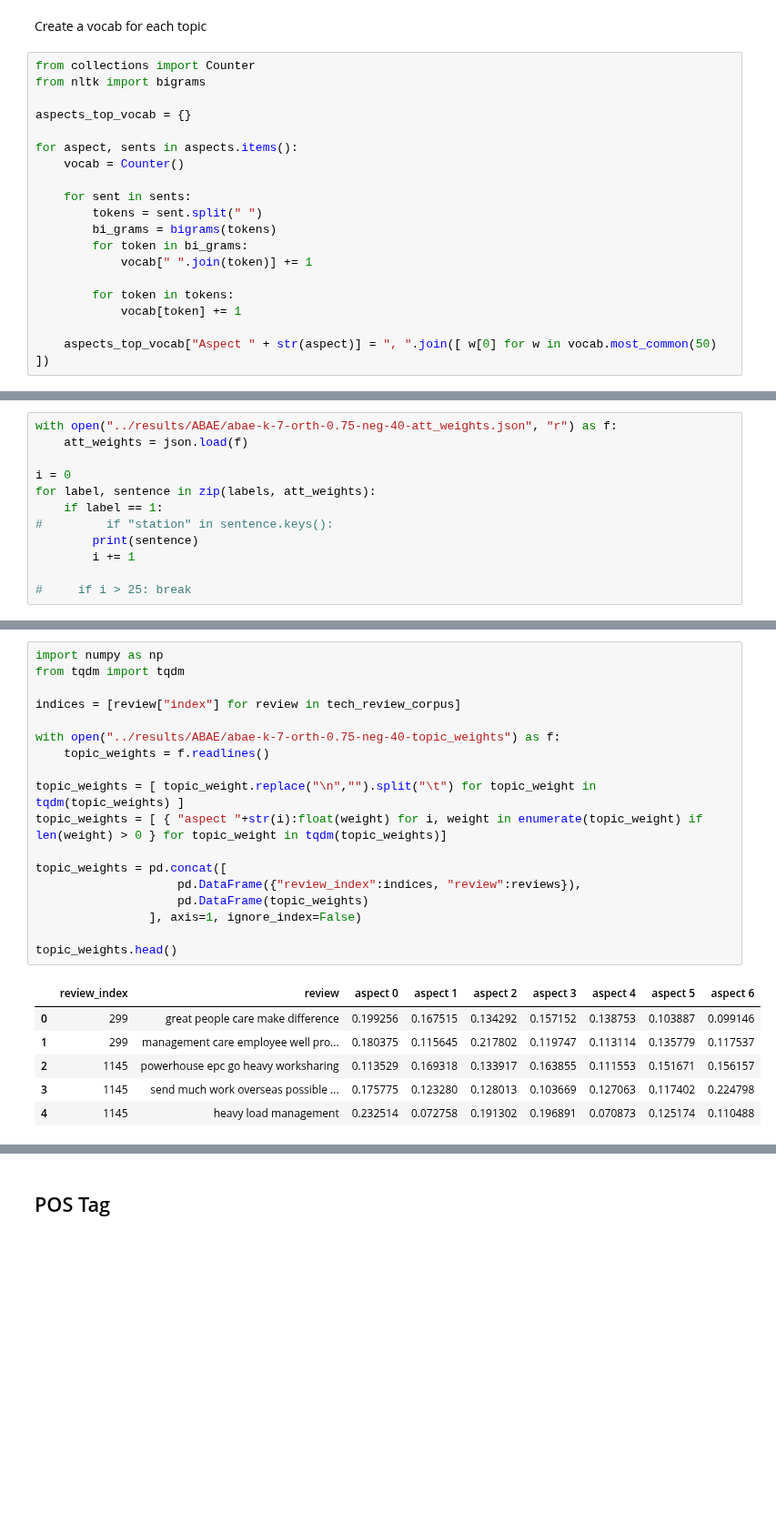
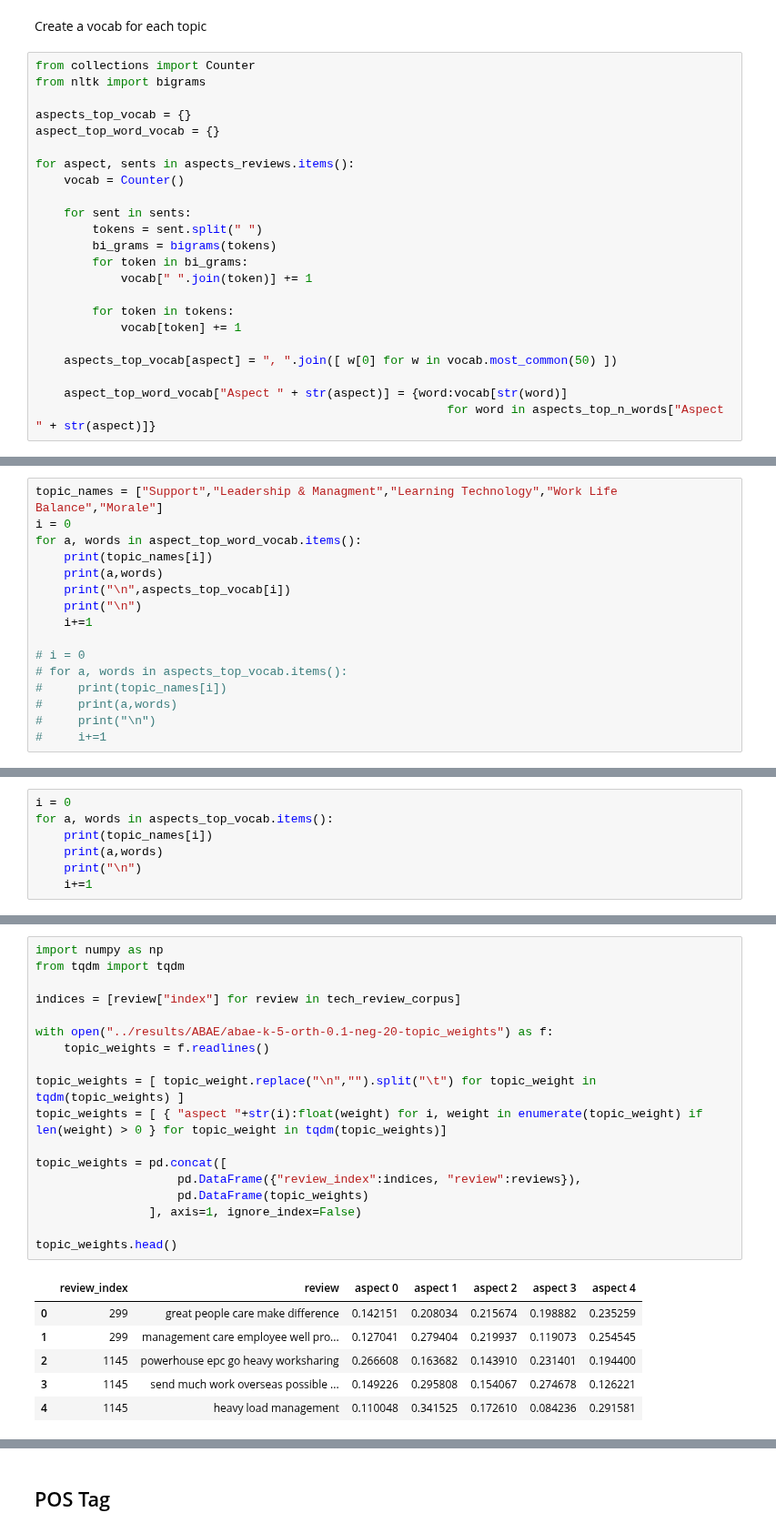
Before and after one commit to toadies/smu-ds-opinion-mining-co-reviews, a Jupyter notebook: notebooks/Section 5 - 3 - ABAE - Topic Evaluation.ipynb, the cells around one changed output, grey strips where cells are left out. Shown at 91% size. Saved outputs shown, nothing was run; the diff lists cells and outputs as text; blank space fills up the shorter version.

Commit message:
final abae result

```diff
--- a/notebooks/Section 5 - 3 - ABAE - Topic Evaluation.ipynb
+++ b/notebooks/Section 5 - 3 - ABAE - Topic Evaluation.ipynb
@@ -175,8 +216,9 @@ from collections import Counter
 from nltk import bigrams
 
 aspects_top_vocab = {}
+aspect_top_word_vocab = {}
 
-for aspect, sents in aspects.items():
+for aspect, sents in aspects_reviews.items():
     vocab = Counter()
 
     for sent in sents:
@@ -188,4 +230,7 @@ for aspect, sents in aspects.items():
         for token in tokens:
             vocab[token] += 1
 
-    aspects_top_vocab["Aspect " + str(aspect)] = ", ".join([ w[0] for w in vocab.most_common(50) ])
+    aspects_top_vocab[aspect] = ", ".join([ w[0] for w in vocab.most_common(50) ])
+
+    aspect_top_word_vocab["Aspect " + str(aspect)] = {word:vocab[str(word)]
+                                                          for word in aspects_top_n_words["Aspect " + str(aspect)]}
@@ -204,12 +236,0 @@ aspects_top_vocab
-# %%
-with open("../results/ABAE/abae-k-7-orth-0.75-neg-40-att_weights.json", "r") as f:
-    att_weights = json.load(f)
-
-i = 0
-for label, sentence in zip(labels, att_weights):
-    if label == 1:
-#         if "station" in sentence.keys():
-        print(sentence)
-        i += 1
-
-#     if i > 25: break
@@ -237,0 +237,16 @@ Let's try with only including predicted value > .5
+# %%
+topic_names = ["Support","Leadership & Managment","Learning Technology","Work Life Balance","Morale"]
+i = 0
+for a, words in aspect_top_word_vocab.items():
+    print(topic_names[i])
+    print(a,words)
+    print("\n",aspects_top_vocab[i])
+    print("\n")
+    i+=1
+
+# i = 0
+# for a, words in aspects_top_vocab.items():
+#     print(topic_names[i])
+#     print(a,words)
+#     print("\n")
+#     i+=1
@@ -237,0 +271,7 @@ Let's try with only including predicted value > .5
+# %%
+i = 0
+for a, words in aspects_top_vocab.items():
+    print(topic_names[i])
+    print(a,words)
+    print("\n")
+    i+=1
@@ -238,28 +282,28 @@ Let's try with only including predicted value > .5
 # %%
 import numpy as np
 from tqdm import tqdm
 
 indices = [review["index"] for review in tech_review_corpus]
 
-with open("../results/ABAE/abae-k-7-orth-0.75-neg-40-topic_weights") as f:
+with open("../results/ABAE/abae-k-5-orth-0.1-neg-20-topic_weights") as f:
     topic_weights = f.readlines()
 
 topic_weights = [ topic_weight.replace("\n","").split("\t") for topic_weight in tqdm(topic_weights) ]
 topic_weights = [ { "aspect "+str(i):float(weight) for i, weight in enumerate(topic_weight) if len(weight) > 0 } for topic_weight in tqdm(topic_weights)]
 
 topic_weights = pd.concat([
                     pd.DataFrame({"review_index":indices, "review":reviews}),
                     pd.DataFrame(topic_weights)
                 ], axis=1, ignore_index=False)
 
 topic_weights.head()
 # %% [output]
-|  | review_index | review | aspect 0 | aspect 1 | aspect 2 | aspect 3 | aspect 4 | aspect 5 | aspect 6 |
-| 0 | 299 | great people care make difference | 0.199256 | 0.167515 | 0.134292 | 0.157152 | 0.138753 | 0.103887 | 0.099146 |
-| 1 | 299 | management care employee well pro... | 0.180375 | 0.115645 | 0.217802 | 0.119747 | 0.113114 | 0.135779 | 0.117537 |
-| 2 | 1145 | powerhouse epc go heavy worksharing | 0.113529 | 0.169318 | 0.133917 | 0.163855 | 0.111553 | 0.151671 | 0.156157 |
-| 3 | 1145 | send much work overseas possible ... | 0.175775 | 0.123280 | 0.128013 | 0.103669 | 0.127063 | 0.117402 | 0.224798 |
-| 4 | 1145 | heavy load management | 0.232514 | 0.072758 | 0.191302 | 0.196891 | 0.070873 | 0.125174 | 0.110488 |
+|  | review_index | review | aspect 0 | aspect 1 | aspect 2 | aspect 3 | aspect 4 |
+| 0 | 299 | great people care make difference | 0.142151 | 0.208034 | 0.215674 | 0.198882 | 0.235259 |
+| 1 | 299 | management care employee well pro... | 0.127041 | 0.279404 | 0.219937 | 0.119073 | 0.254545 |
+| 2 | 1145 | powerhouse epc go heavy worksharing | 0.266608 | 0.163682 | 0.143910 | 0.231401 | 0.194400 |
+| 3 | 1145 | send much work overseas possible ... | 0.149226 | 0.295808 | 0.154067 | 0.274678 | 0.126221 |
+| 4 | 1145 | heavy load management | 0.110048 | 0.341525 | 0.172610 | 0.084236 | 0.291581 |
 # %%
 import seaborn as sns
 sns.set(style="ticks")
```
Also changed, not shown: parts of 34 cells of this notebook, 2 other files.
